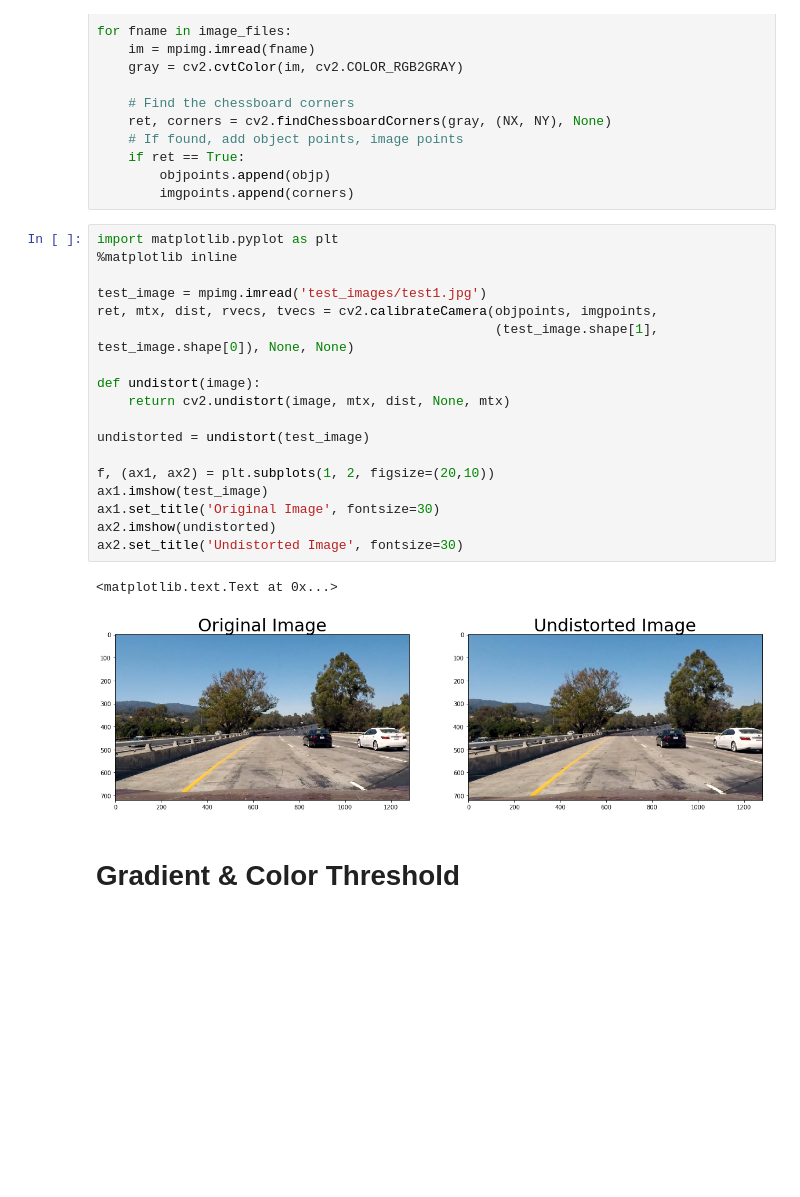
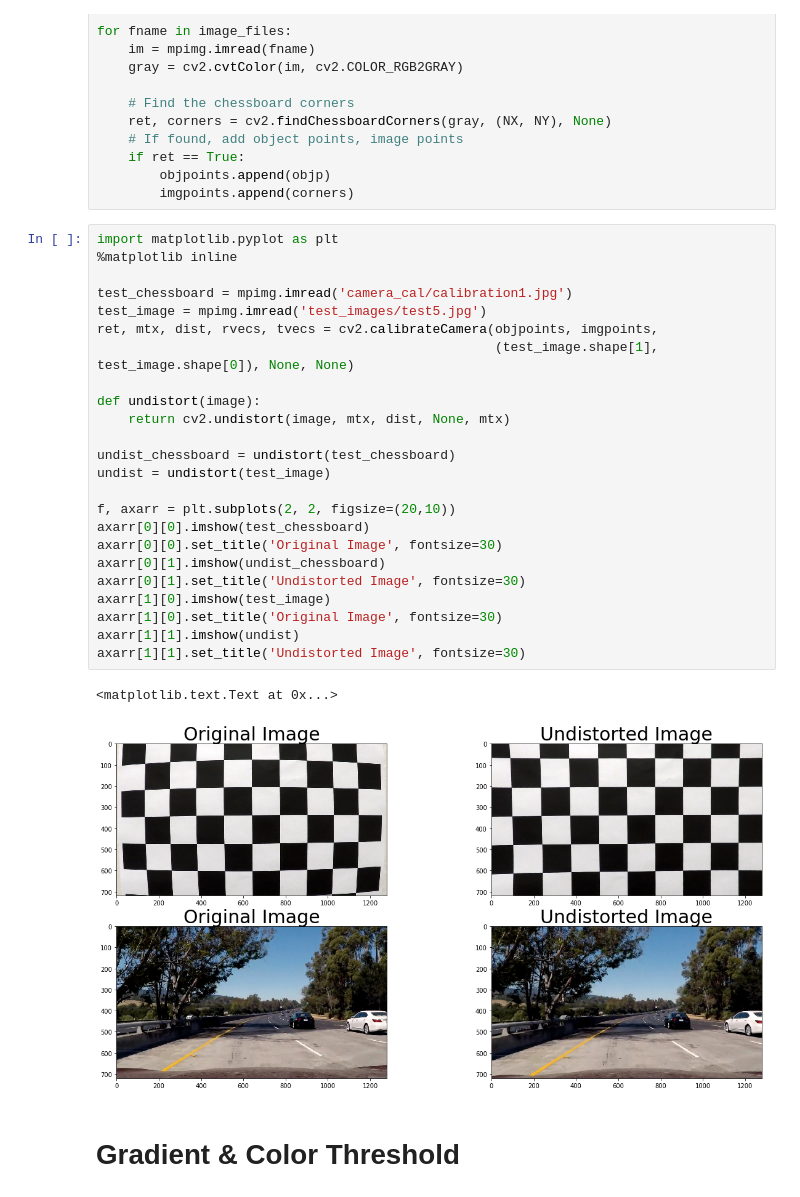
Before and after one commit to jinscript/CarND-Advanced-Lane-Lines, a Jupyter notebook: advanced_lane_finding.ipynb, the cells around one changed output. Drawn from its saved outputs; the diff is of its cells as text; blank space fills up the shorter version.

```diff
--- a/advanced_lane_finding.ipynb
+++ b/advanced_lane_finding.ipynb
@@ -33,24 +33,30 @@ for fname in image_files:
 # %%
 import matplotlib.pyplot as plt
 %matplotlib inline
 
-test_image = mpimg.imread('test_images/test1.jpg')
+test_chessboard = mpimg.imread('camera_cal/calibration1.jpg')
+test_image = mpimg.imread('test_images/test5.jpg')
 ret, mtx, dist, rvecs, tvecs = cv2.calibrateCamera(objpoints, imgpoints,
                                                    (test_image.shape[1], test_image.shape[0]), None, None)
 
 def undistort(image):
     return cv2.undistort(image, mtx, dist, None, mtx)
 
-undistorted = undistort(test_image)
+undist_chessboard = undistort(test_chessboard)
+undist = undistort(test_image)
 
-f, (ax1, ax2) = plt.subplots(1, 2, figsize=(20,10))
-ax1.imshow(test_image)
-ax1.set_title('Original Image', fontsize=30)
-ax2.imshow(undistorted)
-ax2.set_title('Undistorted Image', fontsize=30)
+f, axarr = plt.subplots(2, 2, figsize=(20,10))
+axarr[0][0].imshow(test_chessboard)
+axarr[0][0].set_title('Original Image', fontsize=30)
+axarr[0][1].imshow(undist_chessboard)
+axarr[0][1].set_title('Undistorted Image', fontsize=30)
+axarr[1][0].imshow(test_image)
+axarr[1][0].set_title('Original Image', fontsize=30)
+axarr[1][1].imshow(undist)
+axarr[1][1].set_title('Undistorted Image', fontsize=30)
 # %% [output]
 <matplotlib.text.Text at 0x...>
-[figure, old version]
+[figure, new version]
 # %% [markdown]
 # Gradient & Color Threshold
 # %% [markdown]
```
Also changed, not shown: 9 other files.
